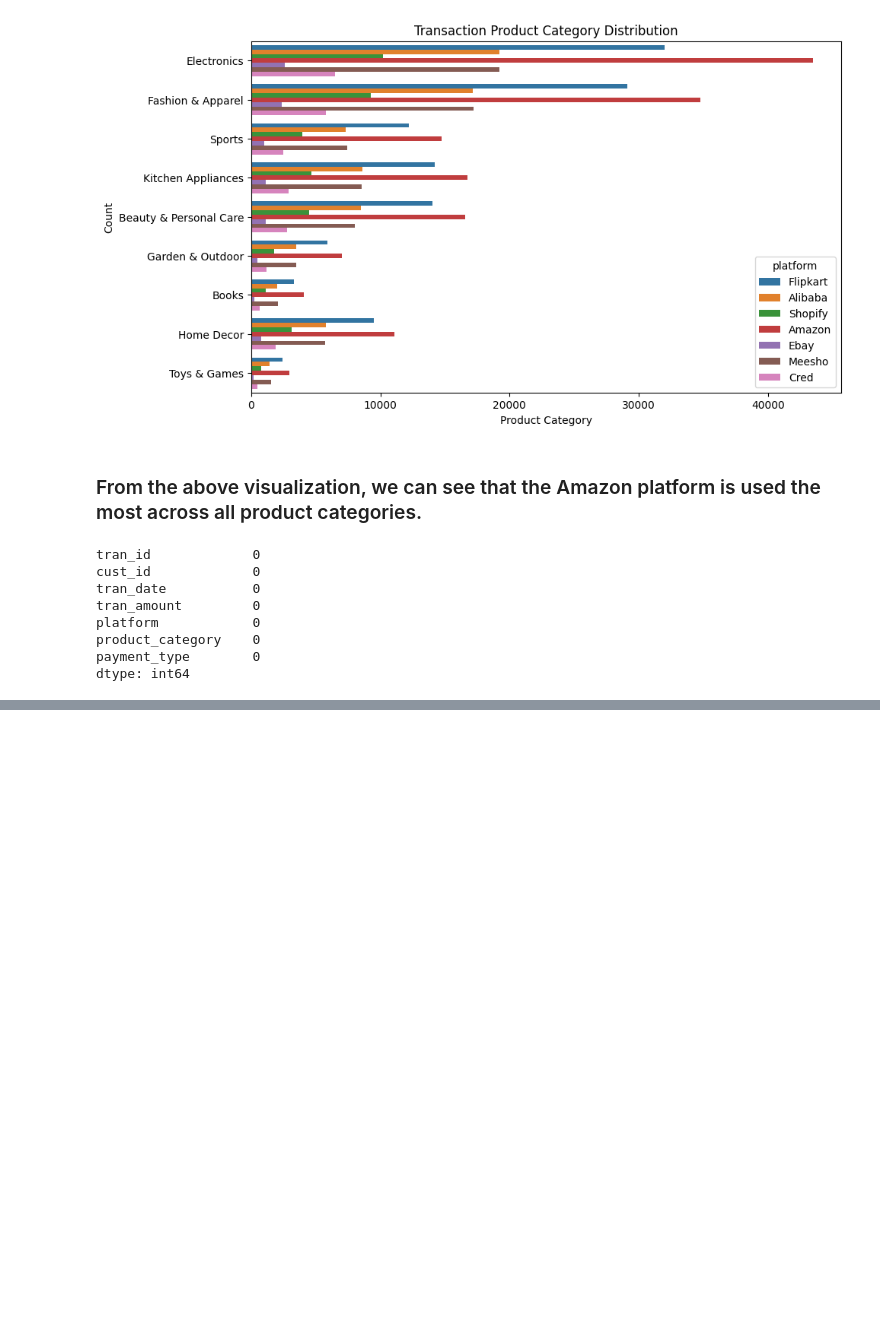
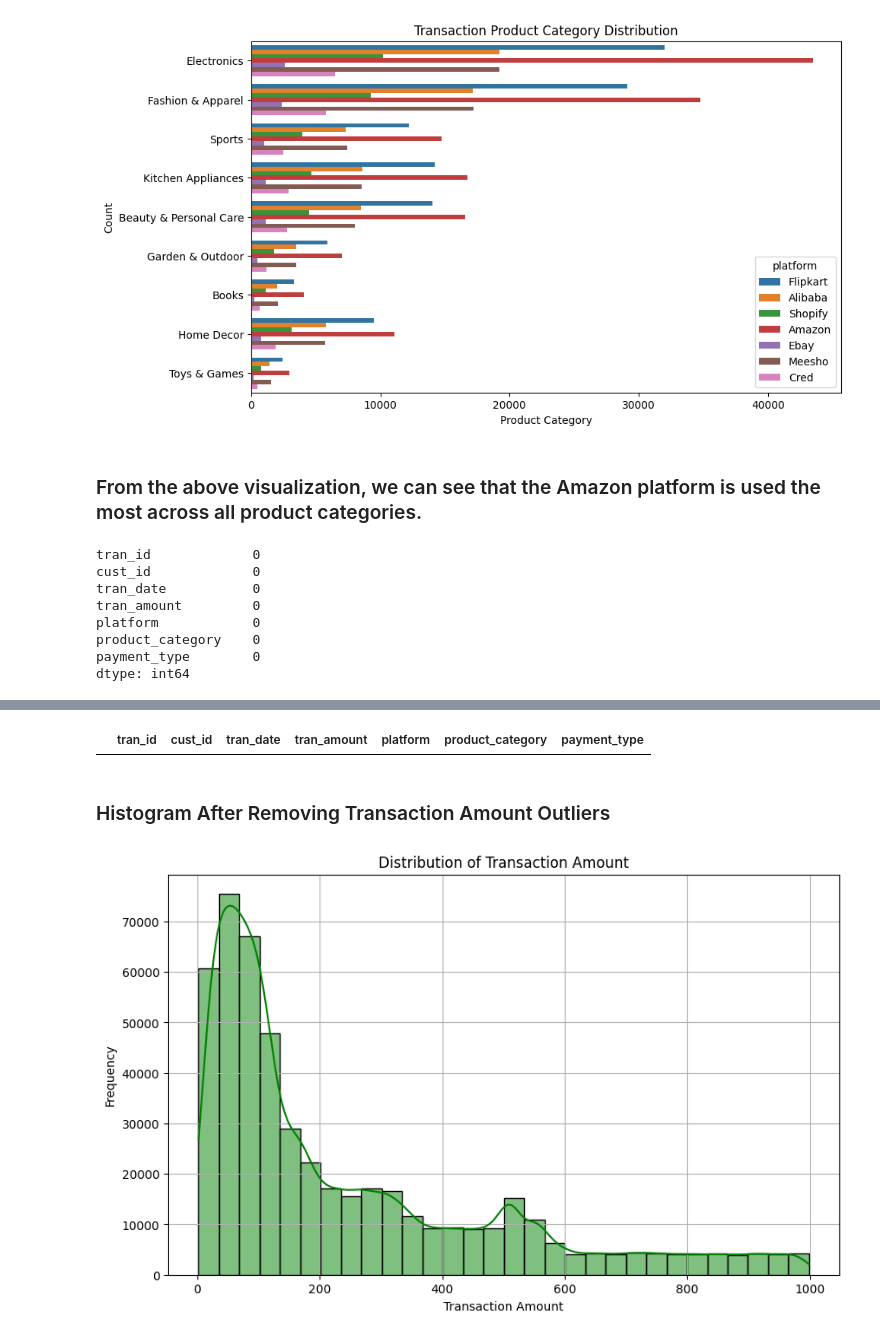
Before and after one commit to ashishjadhav123/AtliQo-Bank-Credit-Card-Launch, a Jupyter notebook: AtliQo Bank Phase1.ipynb, the cells around one changed output, grey strips where cells are left out. Saved outputs shown, nothing was run; the diff lists cells and outputs as text; code cells hidden in the pictures; blank space fills up the shorter version.

```diff
--- a/AtliQo Bank Phase1.ipynb
+++ b/AtliQo Bank Phase1.ipynb
@@ -599,0 +780,3 @@ dtype: int64
+# %%
+valid_product_category_mean = df_valid_transactions.groupby('product_category')['tran_amount'].mean()
+valid_product_category_mean
@@ -599,0 +795,19 @@ dtype: int64
+# %%
+df_transaction['tran_amount'] = df_transaction.apply(lambda row: valid_product_category_mean[row['product_category']]
+                                                     if row['tran_amount'] > upper_bound else row['tran_amount'], axis=1)
+# %%
+df_transaction[df_transaction['tran_amount'] > upper_bound]
+# %% [output]
+|  | tran_id | cust_id | tran_date | tran_amount | platform | product_category | payment_type |
+# %% [markdown]
+<h3>Histogram After Removing Transaction Amount Outliers</h3>
+# %%
+plt.figure(figsize=(10,6))
+sns.histplot(data=df_transaction['tran_amount'], bins=30, kde=True, color='green', label='Transaction Amount')
+plt.title('Distribution of Transaction Amount')
+plt.xlabel('Transaction Amount')
+plt.ylabel('Frequency')
+plt.grid(True)
+plt.show()
+# %% [output]
+[figure, added]
```
Also changed, not shown: parts of 24 cells of this notebook.
